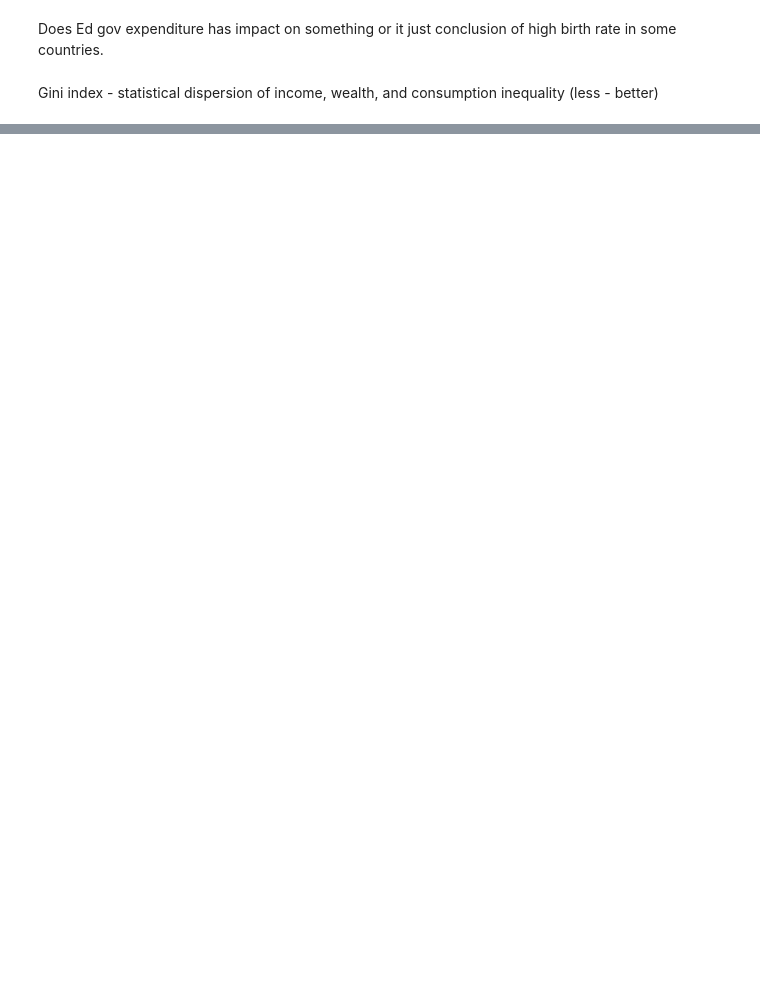
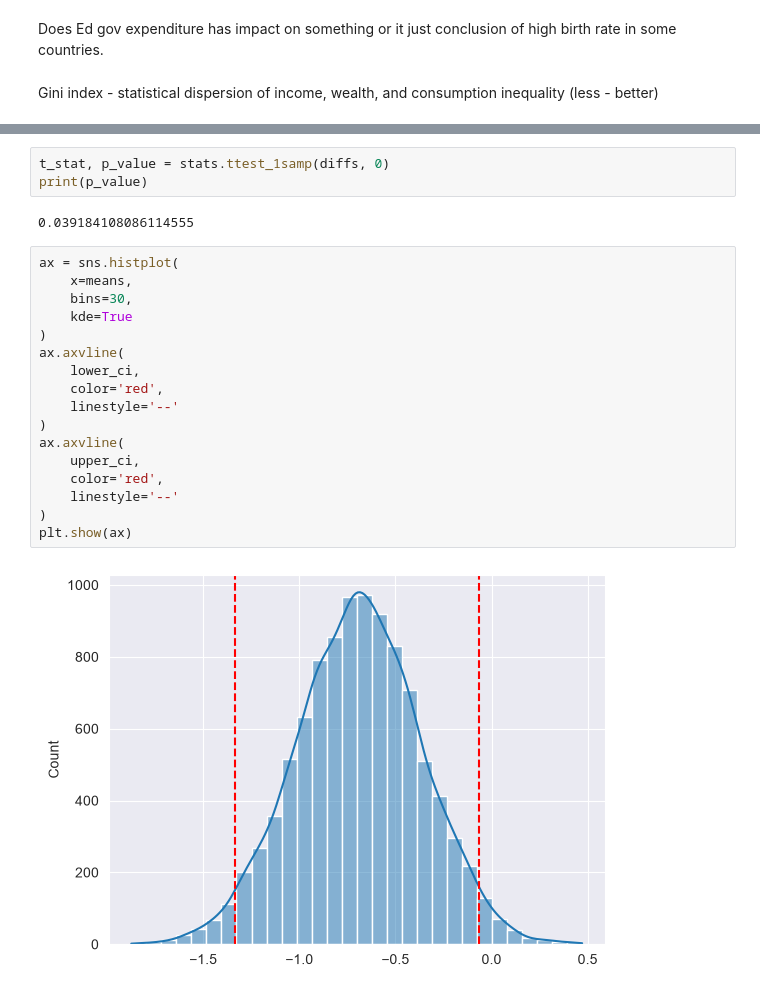
Before and after one commit to Dmither/SocialIndicators, a Jupyter notebook: 2_correlation_analisys.ipynb, the cells around one changed output, grey strips where cells are left out. Saved outputs shown, nothing was run; the diff lists cells and outputs as text; blank space fills up the shorter version.

Commit message:
stat analysis

```diff
--- a/2_correlation_analisys.ipynb
+++ b/2_correlation_analisys.ipynb
@@ -63,0 +99,24 @@ Rule of law has a remarkably huge impact positive impact on each sphere.
+# %%
+t_stat, p_value = stats.ttest_1samp(diffs, 0)
+print(p_value)
+# %% [output]
+0.039184108086114555
+# %%
+ax = sns.histplot(
+    x=means,
+    bins=30,
+    kde=True
+)
+ax.axvline(
+    lower_ci,
+    color='red',
+    linestyle='--'
+)
+ax.axvline(
+    upper_ci,
+    color='red',
+    linestyle='--'
+)
+plt.show(ax)
+# %% [output]
+[figure, added]
```
Also changed, not shown: parts of 6 cells of this notebook, 1 other file.
